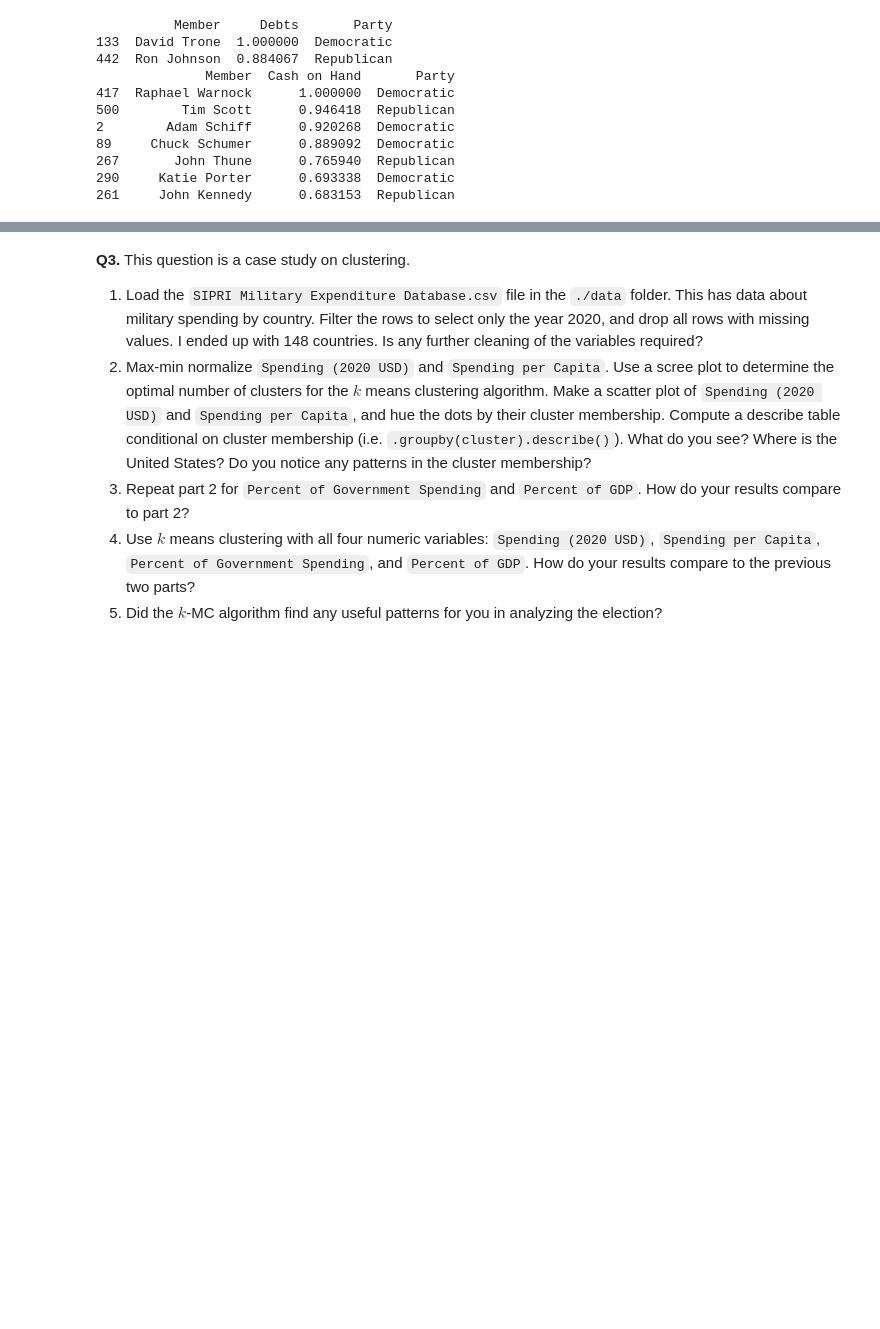
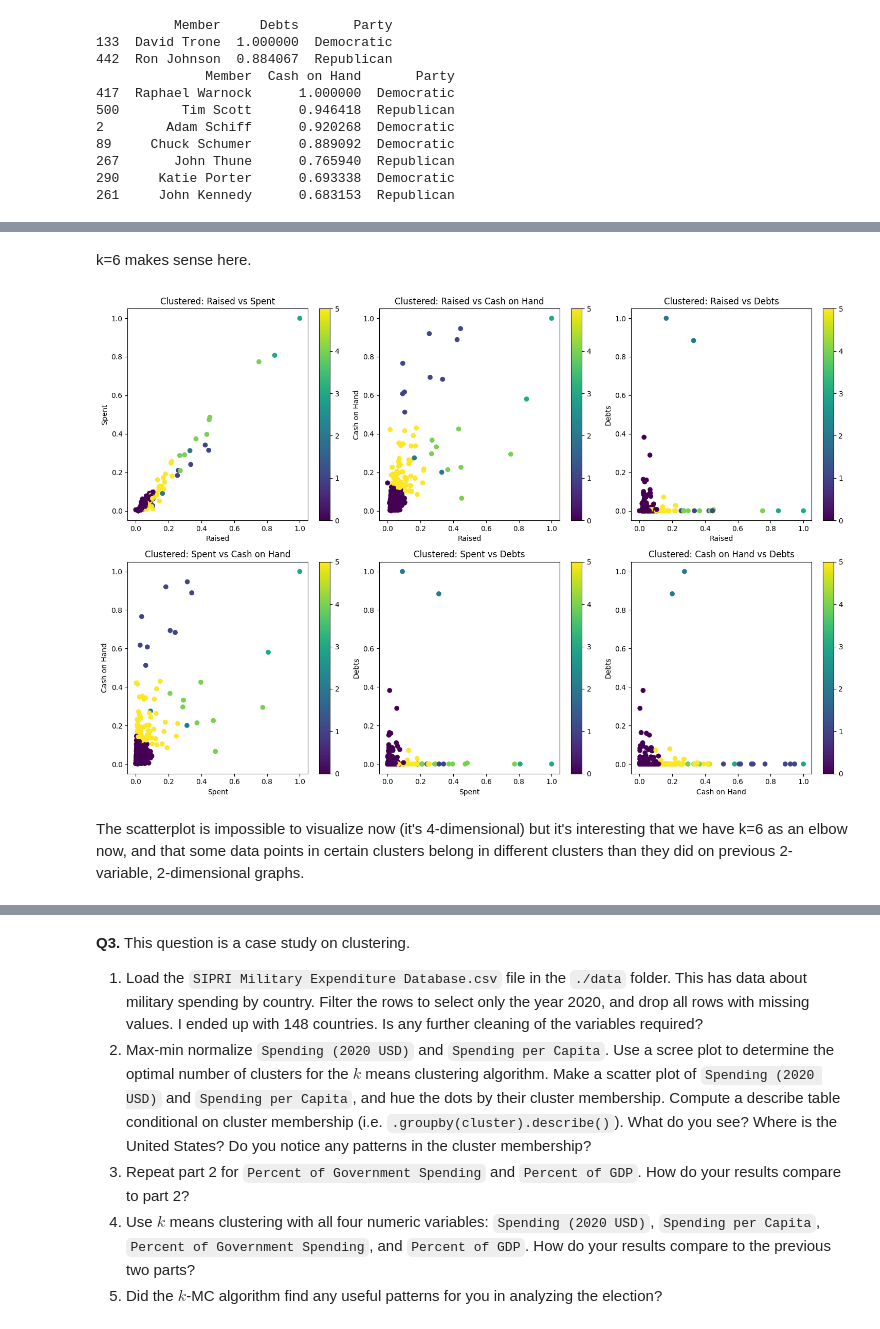
Before and after one commit to sutherlandn/clustering, a Jupyter notebook: assignment/assignment_clustering.ipynb, the cells around one changed output, grey strips where cells are left out. Drawn from its saved outputs; the diff is of its cells as text; code cells hidden in the pictures; blank space fills up the shorter version.

```diff
--- a/assignment/assignment_clustering.ipynb
+++ b/assignment/assignment_clustering.ipynb
@@ -290,0 +318,37 @@ print(top_7_cash[['Member', 'Cash on Hand','Party']])
+# %% [markdown]
+k=6 makes sense here.
+# %%
+optimal_k = 6
+
+kmeans_all = KMeans(n_clusters=optimal_k, random_state=42)
+df['Cluster_all'] = kmeans_all.fit_predict(df[['Raised', 'Spent', 'Cash on Hand', 'Debts']])
+
+# pair combinations of features to plot (Used chat here to make doing all 6 more efficient)
+feature_pairs = [
+    ('Raised', 'Spent'),
+    ('Raised', 'Cash on Hand'),
+    ('Raised', 'Debts'),
+    ('Spent', 'Cash on Hand'),
+    ('Spent', 'Debts'),
+    ('Cash on Hand', 'Debts')
+]
+
+# plotting
+fig, axes = plt.subplots(2, 3, figsize=(15, 10))  # 2 rows, 3 columns
+
+# loop over the feature pairs and create a scatter plot for each
+for i, (feature1, feature2) in enumerate(feature_pairs):
+    ax = axes[i // 3, i % 3]  # Positioning each plot in the grid
+    scatter = ax.scatter(df[feature1], df[feature2], c=df['Cluster_all'], cmap='viridis')
+    ax.set_xlabel(feature1)
+    ax.set_ylabel(feature2)
+    ax.set_title(f'Clustered: {feature1} vs {feature2}')
+    fig.colorbar(scatter, ax=ax)
+
+# adjust layout for better spacing
+plt.tight_layout()
+plt.show()
+# %% [output]
+[figure, added]
+# %% [markdown]
+The scatterplot is impossible to visualize now (it's 4-dimensional) but it's interesting that we have k=6 as an elbow now, and that some data points in certain clusters belong in different clusters than they did on previous 2-variable, 2-dimensional graphs.
```
Also changed, not shown: parts of 7 cells of this notebook.
